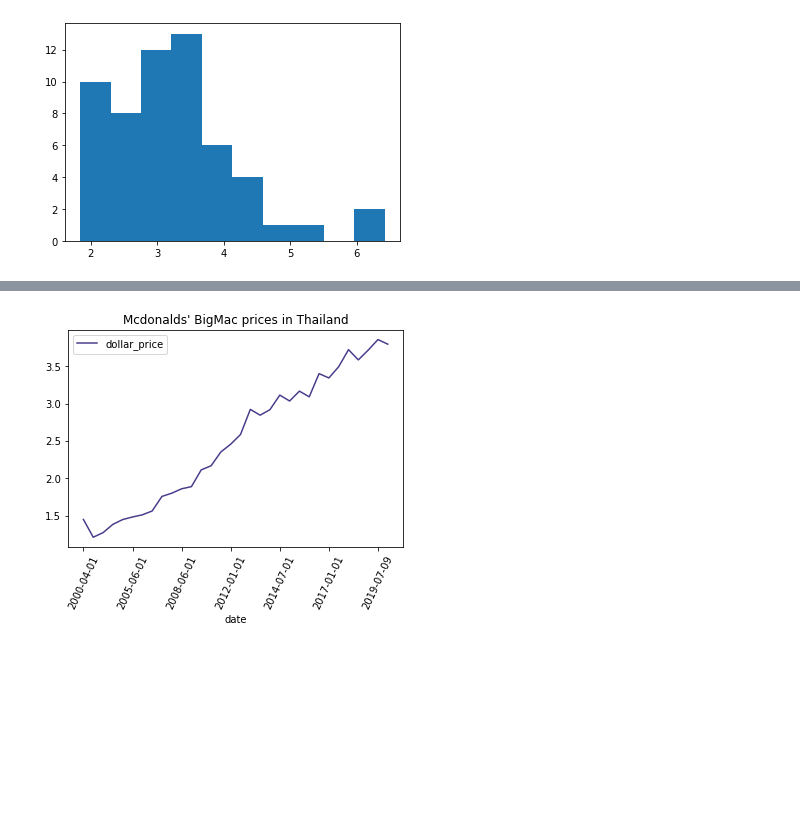
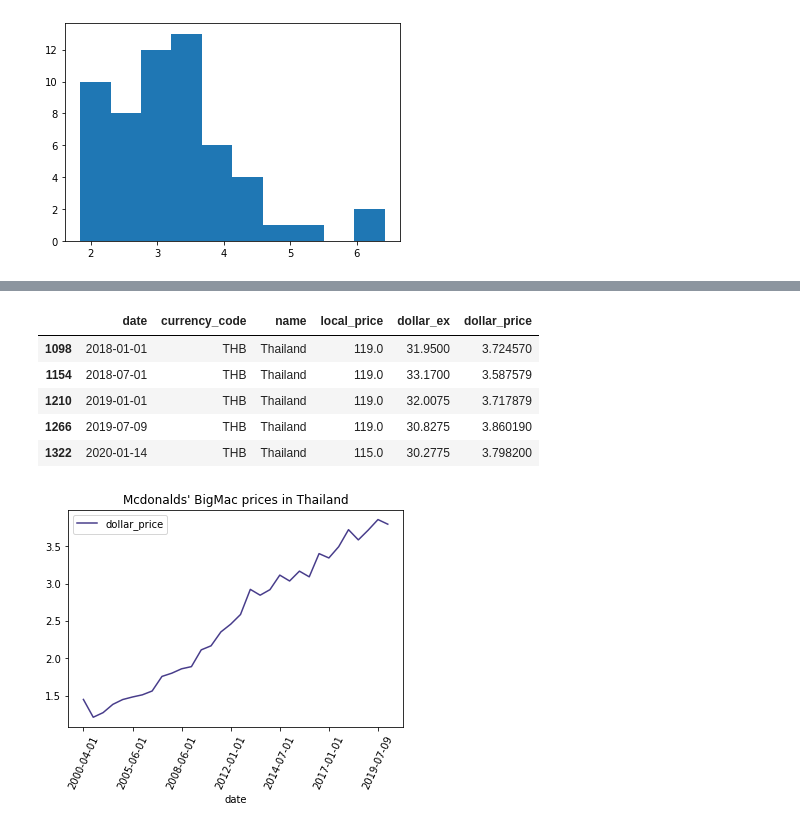
Before and after one commit to MeepoohVP/student_score, a Jupyter notebook: bigmac.ipynb, the cells around one changed output, grey strips where cells are left out. Saved outputs shown, nothing was run; the diff lists cells and outputs as text; code cells hidden in the pictures; blank space fills up the shorter version.

```diff
--- a/bigmac.ipynb
+++ b/bigmac.ipynb
@@ -93,3 +150,12 @@ data[data['name'] == data['name'].unique()[2]]['dollar_price'].mean()
+# %%
+data[data['name'] == 'Thailand'].tail()
+# %% [output]
+|  | date | currency_code | name | local_price | dollar_ex | dollar_price |
+| 1098 | 2018-01-01 | THB | Thailand | 119.0 | 31.9500 | 3.724570 |
+| 1154 | 2018-07-01 | THB | Thailand | 119.0 | 33.1700 | 3.587579 |
+| 1210 | 2019-01-01 | THB | Thailand | 119.0 | 32.0075 | 3.717879 |
+| 1266 | 2019-07-09 | THB | Thailand | 119.0 | 30.8275 | 3.860190 |
+| 1322 | 2020-01-14 | THB | Thailand | 115.0 | 30.2775 | 3.798200 |
 # %%
 country = data[data['name'] == 'Thailand']
 country.plot(x = "date", y = 'dollar_price',color="darkslateblue")
```
Also changed, not shown: parts of 9 cells of this notebook.
